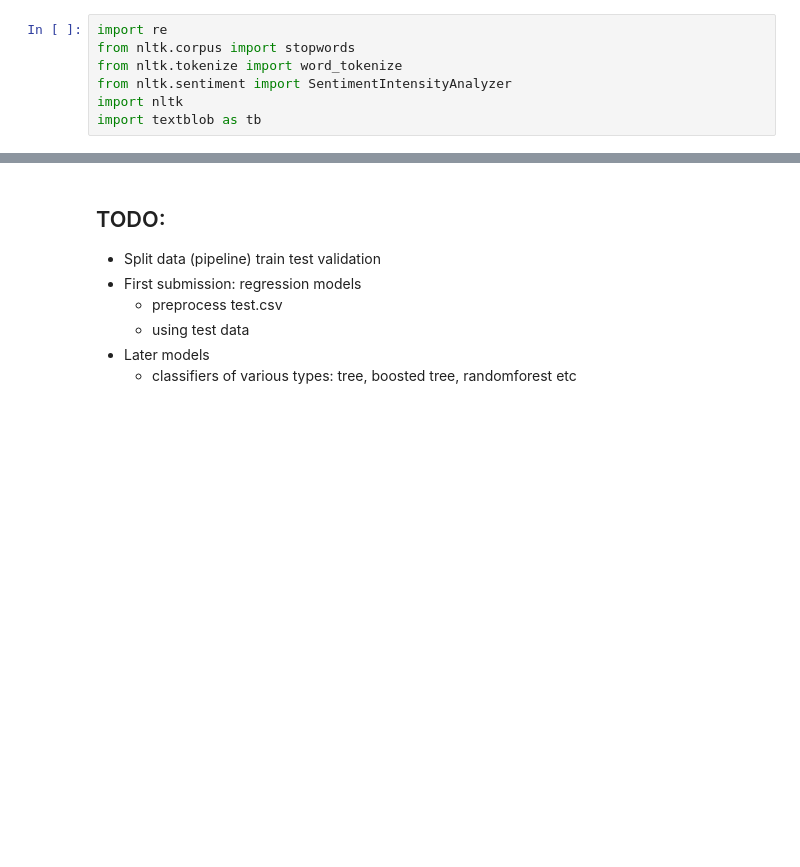
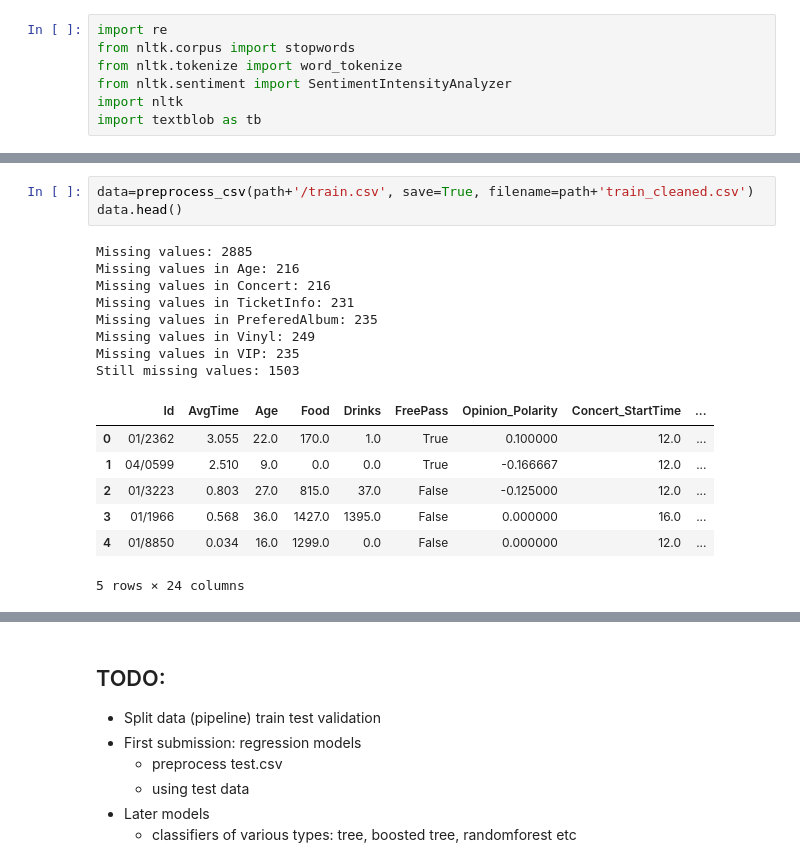
Before and after one commit to peter-clark/intro-to-ml, a Jupyter notebook: exploration.ipynb, the cells around one changed output, grey strips where cells are left out. Drawn from its saved outputs; the diff is of its cells as text; blank space fills up the shorter version.

```diff
--- a/exploration.ipynb
+++ b/exploration.ipynb
@@ -183,0 +205,19 @@ from sklearn.pipeline import Pipeline
+# %%
+data=preprocess_csv(path+'/train.csv', save=True, filename=path+'train_cleaned.csv')
+data.head()
+# %% [output]
+Missing values: 2885
+Missing values in Age: 216
+Missing values in Concert: 216
+Missing values in TicketInfo: 231
+Missing values in PreferedAlbum: 235
+Missing values in Vinyl: 249
+Missing values in VIP: 235
+Still missing values: 1503
+|  | Id | AvgTime | Age | Food | Drinks | FreePass | Opinion_Polarity | Concert_StartTime | ... |
+| 0 | 01/2362 | 3.055 | 22.0 | 170.0 | 1.0 | True | 0.100000 | 12.0 | ... |
+| 1 | 04/0599 | 2.510 | 9.0 | 0.0 | 0.0 | True | -0.166667 | 12.0 | ... |
+| 2 | 01/3223 | 0.803 | 27.0 | 815.0 | 37.0 | False | -0.125000 | 12.0 | ... |
+| 3 | 01/1966 | 0.568 | 36.0 | 1427.0 | 1395.0 | False | 0.000000 | 16.0 | ... |
+| 4 | 01/8850 | 0.034 | 16.0 | 1299.0 | 0.0 | False | 0.000000 | 12.0 | ... |
+5 rows × 24 columns
```
Also changed, not shown: parts of 25 cells of this notebook, 1 other file.
